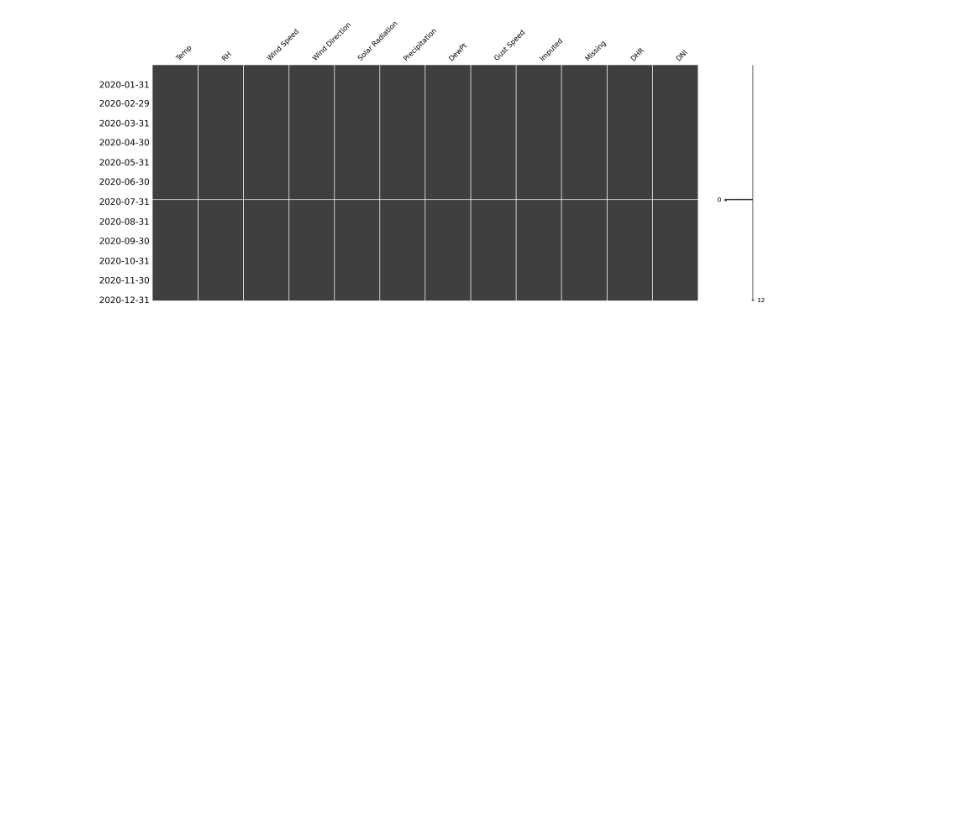
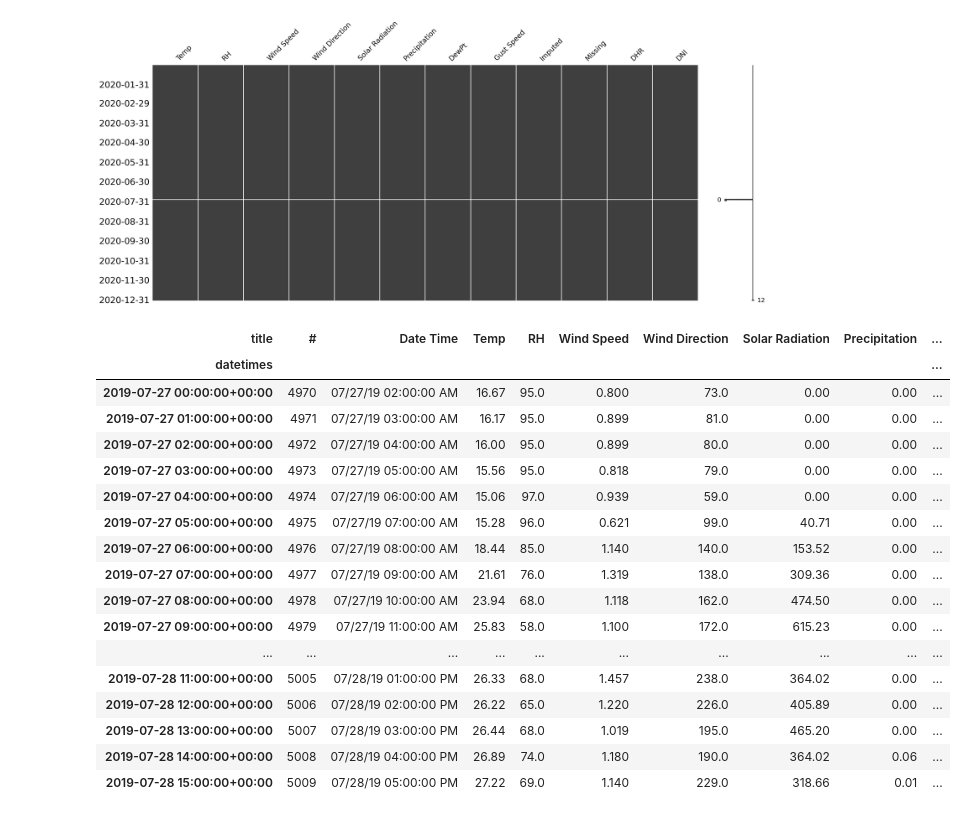
Before and after one commit to kastnerp/CampusMicroclimateAndWeather, a Jupyter notebook: ReadPlot.ipynb, the cells around one changed output. Cells and saved outputs as stored; diff of their text form; code cells hidden in the pictures; blank space fills up the shorter version.

```diff
--- a/ReadPlot.ipynb
+++ b/ReadPlot.ipynb
@@ -59,7 +59,7 @@ S1 = HoboReader("DL1_Stone_Garden_Tjaden_Hall.csv")
 S2 = HoboReader("DL2_PSB_Parking_Lot.csv")
 S3 = HoboReader("DL3_Olin_Library.csv")
 S4 = HoboReader("DL4_Milstein_Hall_Roof.csv")
-S5 = HoboReader("DL5_Game_Farm_Road.csv")
+S5 = HoboReader("DL5_Game_Farm_Road_2020.csv")
 
 df1 = S1.get_dataframe()
 df2 = S2.get_dataframe()
@@ -108,7 +108,7 @@ df1.columns = df1.columns.droplevel(1).droplevel(2).droplevel(1).droplevel(1)
 # FIX OUTLIERS ONCE AND FOR ALL
 def get_bm_from_cutoff(df, variable, smallerthan, largerthan):
 
-    bm = (df[variable] < (smallerthan)) | (df[variable] > (largerthan))
+    bm = (df[variable].astype(float) < (smallerthan)) | (df[variable].astype(float) > (largerthan))
 
     df[variable][bm] = np.NaN
 
@@ -773,6 +785,27 @@ Leap year day removed.
 [figure]
 [figure]
 [figure]
+# %%
+df5.iloc[4970:5010,:]
+# %% [output]
+| title | # | Date Time | Temp | RH | Wind Speed | Wind Direction | Solar Radiation | Precipitation | ... |
+| datetimes |  |  |  |  |  |  |  |  | ... |
+| 2019-07-27 00:00:00+00:00 | 4970 | 07/27/19 02:00:00 AM | 16.67 | 95.0 | 0.800 | 73.0 | 0.00 | 0.00 | ... |
+| 2019-07-27 01:00:00+00:00 | 4971 | 07/27/19 03:00:00 AM | 16.17 | 95.0 | 0.899 | 81.0 | 0.00 | 0.00 | ... |
+| 2019-07-27 02:00:00+00:00 | 4972 | 07/27/19 04:00:00 AM | 16.00 | 95.0 | 0.899 | 80.0 | 0.00 | 0.00 | ... |
+| 2019-07-27 03:00:00+00:00 | 4973 | 07/27/19 05:00:00 AM | 15.56 | 95.0 | 0.818 | 79.0 | 0.00 | 0.00 | ... |
+| 2019-07-27 04:00:00+00:00 | 4974 | 07/27/19 06:00:00 AM | 15.06 | 97.0 | 0.939 | 59.0 | 0.00 | 0.00 | ... |
+| 2019-07-27 05:00:00+00:00 | 4975 | 07/27/19 07:00:00 AM | 15.28 | 96.0 | 0.621 | 99.0 | 40.71 | 0.00 | ... |
+| 2019-07-27 06:00:00+00:00 | 4976 | 07/27/19 08:00:00 AM | 18.44 | 85.0 | 1.140 | 140.0 | 153.52 | 0.00 | ... |
+| 2019-07-27 07:00:00+00:00 | 4977 | 07/27/19 09:00:00 AM | 21.61 | 76.0 | 1.319 | 138.0 | 309.36 | 0.00 | ... |
+| 2019-07-27 08:00:00+00:00 | 4978 | 07/27/19 10:00:00 AM | 23.94 | 68.0 | 1.118 | 162.0 | 474.50 | 0.00 | ... |
+| 2019-07-27 09:00:00+00:00 | 4979 | 07/27/19 11:00:00 AM | 25.83 | 58.0 | 1.100 | 172.0 | 615.23 | 0.00 | ... |
+| ... | ... | ... | ... | ... | ... | ... | ... | ... | ... |
+| 2019-07-28 11:00:00+00:00 | 5005 | 07/28/19 01:00:00 PM | 26.33 | 68.0 | 1.457 | 238.0 | 364.02 | 0.00 | ... |
+| 2019-07-28 12:00:00+00:00 | 5006 | 07/28/19 02:00:00 PM | 26.22 | 65.0 | 1.220 | 226.0 | 405.89 | 0.00 | ... |
+| 2019-07-28 13:00:00+00:00 | 5007 | 07/28/19 03:00:00 PM | 26.44 | 68.0 | 1.019 | 195.0 | 465.20 | 0.00 | ... |
+| 2019-07-28 14:00:00+00:00 | 5008 | 07/28/19 04:00:00 PM | 26.89 | 74.0 | 1.180 | 190.0 | 364.02 | 0.06 | ... |
+| 2019-07-28 15:00:00+00:00 | 5009 | 07/28/19 05:00:00 PM | 27.22 | 69.0 | 1.140 | 229.0 | 318.66 | 0.01 | ... |
 # %%
 a = epw()
 a.read("DL4_Milstein_2019.epw")
```
Also changed, not shown: parts of 4 cells of this notebook, 1 other file.
